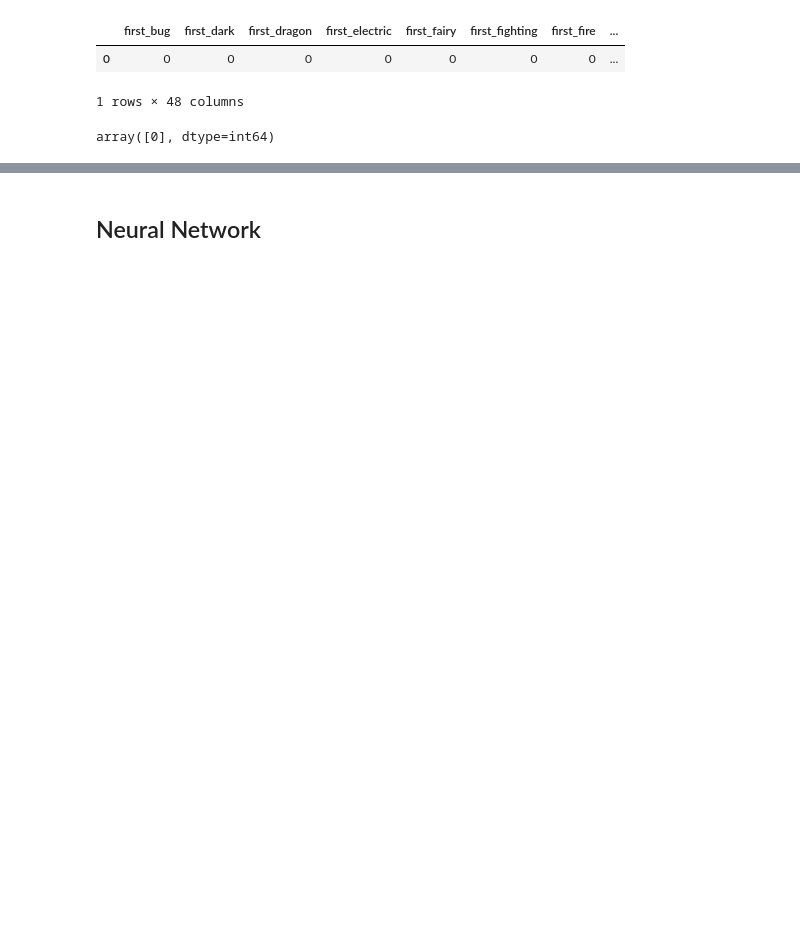
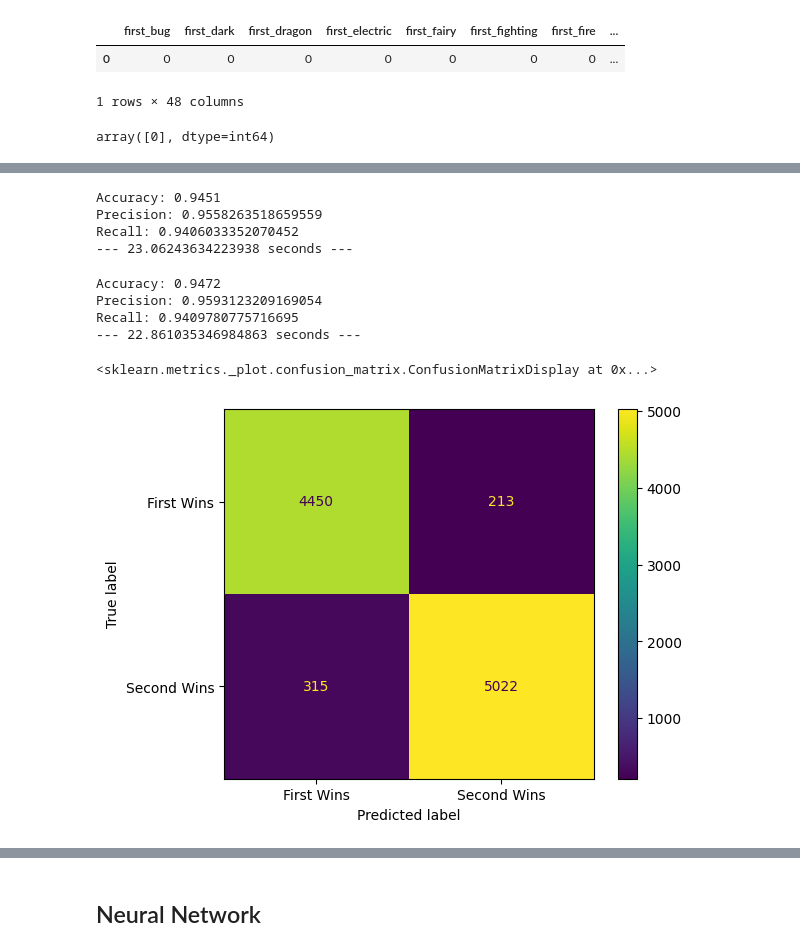
Before and after one commit to mdg1317/BootCamp_Project4, a Jupyter notebook: test.ipynb, the cells around one changed output, grey strips where cells are left out. Saved outputs shown, nothing was run; the diff lists cells and outputs as text; code cells hidden in the pictures; blank space fills up the shorter version.

```diff
--- a/test.ipynb
+++ b/test.ipynb
@@ -154,0 +172,27 @@ Recall: 1.0
+# %%
+columns = list(df.columns)
+
+# Extract the names of the most important features
+sorted_importances_half = importances_df.index.to_list()[:24]
+# Find the columns of the most important features
+important_indices_h = [columns.index(feature) for feature in sorted_importances_half]
+# Create training and testing sets with only the important features
+important_train_features_h = X_train_scaled[:, important_indices_h]
+important_test_features_h = X_test_scaled[:, important_indices_h]
+# %%
+import numpy as np
+start_time = time.time()
+# Train the expanded model on only the important features
+model.fit(important_train_features_h, y_train);
+# Make predictions on test data
+predictions_h = model.predict(important_test_features_h)
+# Performance metrics
+print(f"Accuracy: {accuracy_score(y_test, predictions_h)}")
+print(f"Precision: {precision_score(y_test, predictions_h)}")
+print(f"Recall: {recall_score(y_test, predictions_h)}")
+print("--- %s seconds ---" % (time.time() - start_time))
+# %% [output]
+Accuracy: 0.9451
+Precision: 0.9558263518659559
+Recall: 0.9406033352070452
+--- 23.06243634223938 seconds ---
@@ -154,0 +205,30 @@ Recall: 1.0
+# %%
+# Extract the names of the most important features
+sorted_importances_quarter = importances_df.index.to_list()[:12]
+# Find the columns of the most important features
+important_indices_q = [columns.index(feature) for feature in sorted_importances_quarter]
+# Create training and testing sets with only the important features
+important_train_features_q = X_train_scaled[:, important_indices_q]
+important_test_features_q = X_test_scaled[:, important_indices_q]
+# %%
+start_time = time.time()
+# Train the expanded model on only the important features
+model.fit(important_train_features_q, y_train);
+# Make predictions on test data
+predictions_q = model.predict(important_test_features_q)
+# Performance metrics
+print(f"Accuracy: {accuracy_score(y_test, predictions_q)}")
+print(f"Precision: {precision_score(y_test, predictions_q)}")
+print(f"Recall: {recall_score(y_test, predictions_q)}")
+print("--- %s seconds ---" % (time.time() - start_time))
+# %% [output]
+Accuracy: 0.9472
+Precision: 0.9593123209169054
+Recall: 0.9409780775716695
+--- 22.861035346984863 seconds ---
+# %%
+disp_q = ConfusionMatrixDisplay(confusion_matrix=confusion_matrix(y_test, predictions_q), display_labels=["First Wins", "Second Wins"])
+disp_q.plot()
+# %% [output]
+<sklearn.metrics._plot.confusion_matrix.ConfusionMatrixDisplay at 0x...>
+[figure, added]
```
Also changed, not shown: parts of 23 cells of this notebook, 2 other files.
